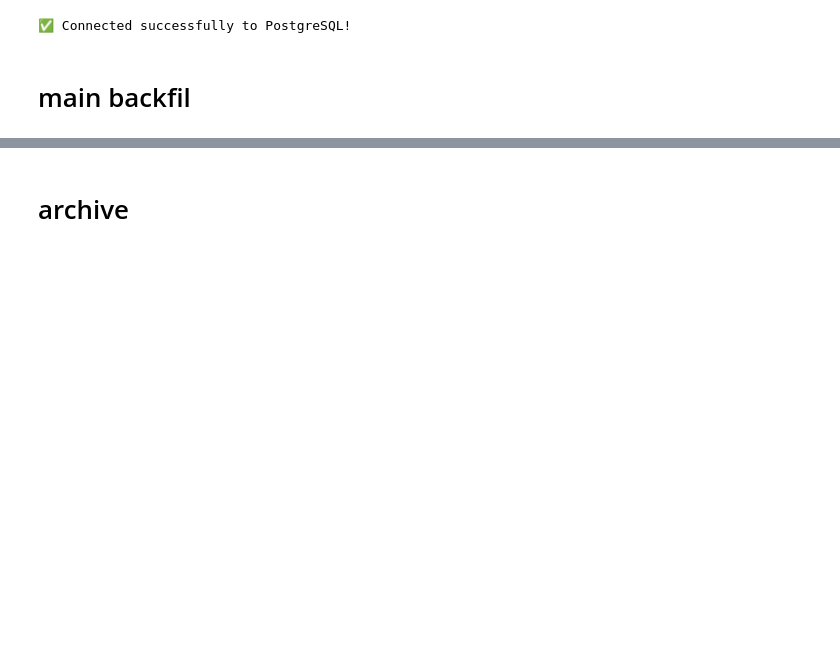
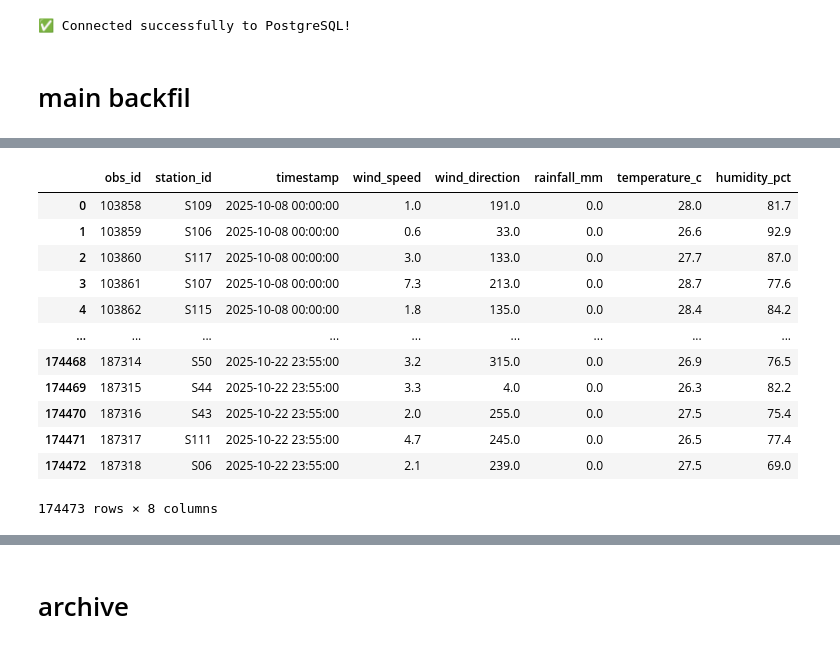
Before and after one commit to ShayneTan03/weather_app, a Jupyter notebook: backend/backfill_database/weather_observation_backfill/weather_obs_backfill.ipynb, the cells around one changed output, grey strips where cells are left out. Cells and saved outputs as stored; diff of their text form; code cells hidden in the pictures; blank space fills up the shorter version.

```diff
--- a/backend/backfill_database/weather_observation_backfill/weather_obs_backfill.ipynb
+++ b/backend/backfill_database/weather_observation_backfill/weather_obs_backfill.ipynb
@@ -137,13 +141,27 @@ gap_df
 # %%
 query = """
     SELECT
-        min(timestamp) as min_date
-    FROM radar_image
+        *
+    FROM weather_observation
 
     """
 
 df = query_to_df(conn,query)
 df
+# %% [output]
+|  | obs_id | station_id | timestamp | wind_speed | wind_direction | rainfall_mm | temperature_c | humidity_pct |
+| 0 | 103858 | S109 | 2025-10-08 00:00:00 | 1.0 | 191.0 | 0.0 | 28.0 | 81.7 |
+| 1 | 103859 | S106 | 2025-10-08 00:00:00 | 0.6 | 33.0 | 0.0 | 26.6 | 92.9 |
+| 2 | 103860 | S117 | 2025-10-08 00:00:00 | 3.0 | 133.0 | 0.0 | 27.7 | 87.0 |
+| 3 | 103861 | S107 | 2025-10-08 00:00:00 | 7.3 | 213.0 | 0.0 | 28.7 | 77.6 |
+| 4 | 103862 | S115 | 2025-10-08 00:00:00 | 1.8 | 135.0 | 0.0 | 28.4 | 84.2 |
+| ... | ... | ... | ... | ... | ... | ... | ... | ... |
+| 174468 | 187314 | S50 | 2025-10-22 23:55:00 | 3.2 | 315.0 | 0.0 | 26.9 | 76.5 |
+| 174469 | 187315 | S44 | 2025-10-22 23:55:00 | 3.3 | 4.0 | 0.0 | 26.3 | 82.2 |
+| 174470 | 187316 | S43 | 2025-10-22 23:55:00 | 2.0 | 255.0 | 0.0 | 27.5 | 75.4 |
+| 174471 | 187317 | S111 | 2025-10-22 23:55:00 | 4.7 | 245.0 | 0.0 | 26.5 | 77.4 |
+| 174472 | 187318 | S06 | 2025-10-22 23:55:00 | 2.1 | 239.0 | 0.0 | 27.5 | 69.0 |
+174473 rows × 8 columns
 # %%
 # conn.rollback()
 # %%
```
Also changed, not shown: parts of 2 cells of this notebook, 6 other files.
